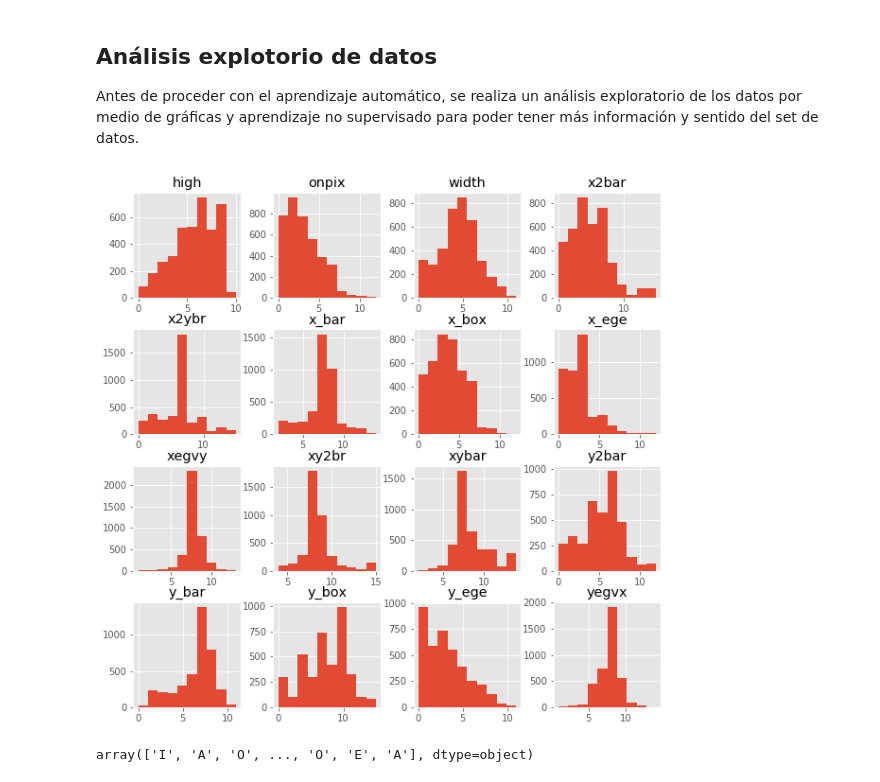
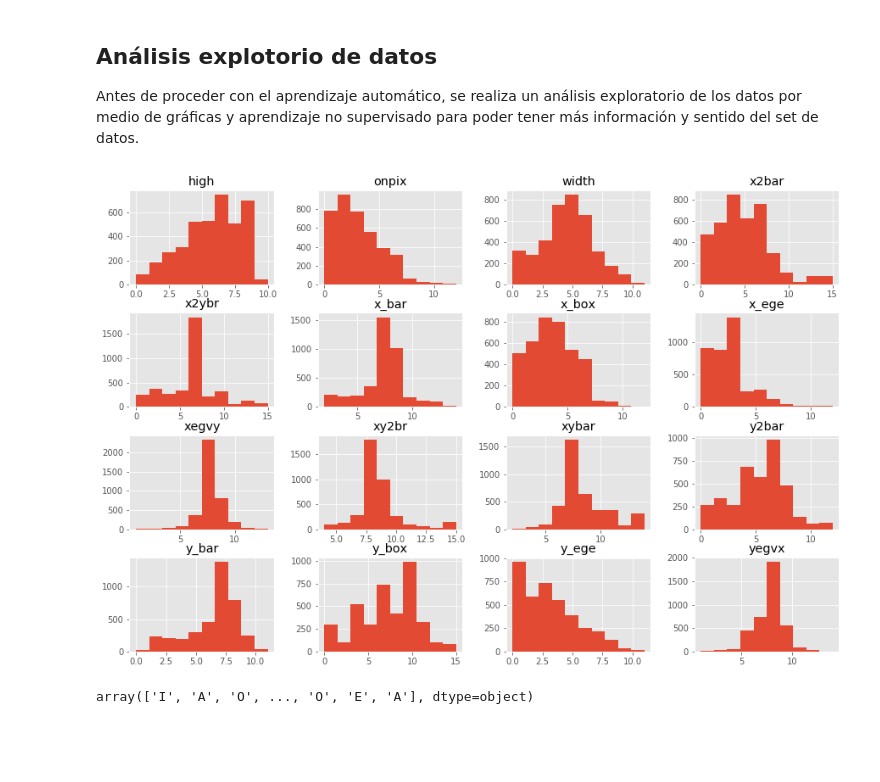
Before and after one commit to dkohkemper/pattern_recognition, a Jupyter notebook: proyecto_final/proyecto_final.ipynb, the cells around one changed output. Saved outputs shown, nothing was run; the diff lists cells and outputs as text; code cells hidden in the pictures; blank space fills up the shorter version.

```diff
--- a/proyecto_final/proyecto_final.ipynb
+++ b/proyecto_final/proyecto_final.ipynb
@@ -169,9 +169,9 @@ Antes de proceder con el aprendizaje automático, se realiza un análisis explor
 # %%
 %matplotlib inline
 plt.style.use('ggplot')
-pd.DataFrame.hist(df, figsize = [10,10]);
+pd.DataFrame.hist(df, figsize = [15,10]);
 # %% [output]
-[figure, old version]
+[figure, new version]
 # %%
 from sklearn.model_selection import train_test_split
 
```
Also changed, not shown: parts of 18 cells of this notebook.
